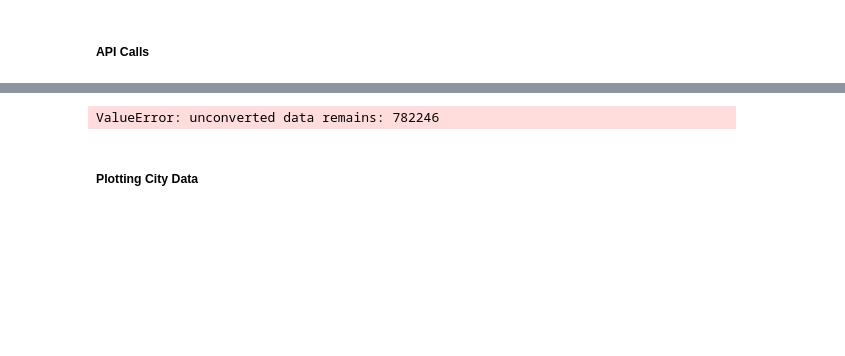
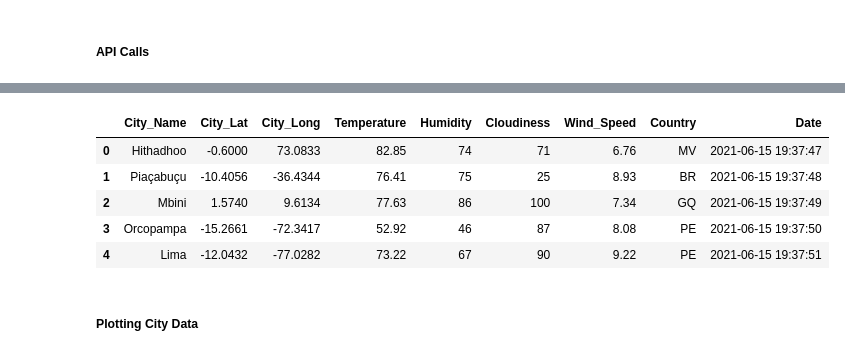
Before and after one commit to speedracer05/python-api-challenge, a Jupyter notebook: WeatherPy/WeatherPy.ipynb, the cells around one changed output, grey strips where cells are left out. Cells and saved outputs as stored; diff of their text form; code cells hidden in the pictures; blank space fills up the shorter version.

```diff
--- a/WeatherPy/WeatherPy.ipynb
+++ b/WeatherPy/WeatherPy.ipynb
@@ -106,14 +106,19 @@ Data retrieval completed.
 # %%
 # Create New Dataframe From City Data
 city_data_df = pd.DataFrame(city_data)
-city_data_df['Date'] = pd.to_datetime(city_data_df['Date'], format='%y%m%d')
+city_data_df['Date'] = pd.to_datetime(city_data_df['Date'], unit = 's')
 city_data_df.to_csv('Output/city_data.csv')
 
-city_data_df.dtypes
+# city_data_df.dtypes  -- used to validate dtype; uncomment to test
 
-# city_data_df.head()
+city_data_df.head()
 # %% [output]
-ValueError: unconverted data remains: 782246
+|  | City_Name | City_Lat | City_Long | Temperature | Humidity | Cloudiness | Wind_Speed | Country | Date |
+| 0 | Hithadhoo | -0.6000 | 73.0833 | 82.85 | 74 | 71 | 6.76 | MV | 2021-06-15 19:37:47 |
+| 1 | Piaçabuçu | -10.4056 | -36.4344 | 76.41 | 75 | 25 | 8.93 | BR | 2021-06-15 19:37:48 |
+| 2 | Mbini | 1.5740 | 9.6134 | 77.63 | 86 | 100 | 7.34 | GQ | 2021-06-15 19:37:49 |
+| 3 | Orcopampa | -15.2661 | -72.3417 | 52.92 | 46 | 87 | 8.08 | PE | 2021-06-15 19:37:50 |
+| 4 | Lima | -12.0432 | -77.0282 | 73.22 | 67 | 90 | 9.22 | PE | 2021-06-15 19:37:51 |
 # %% [markdown]
 ##### Plotting City Data
 # %%
```
Also changed, not shown: parts of 6 cells of this notebook, 6 other files.
